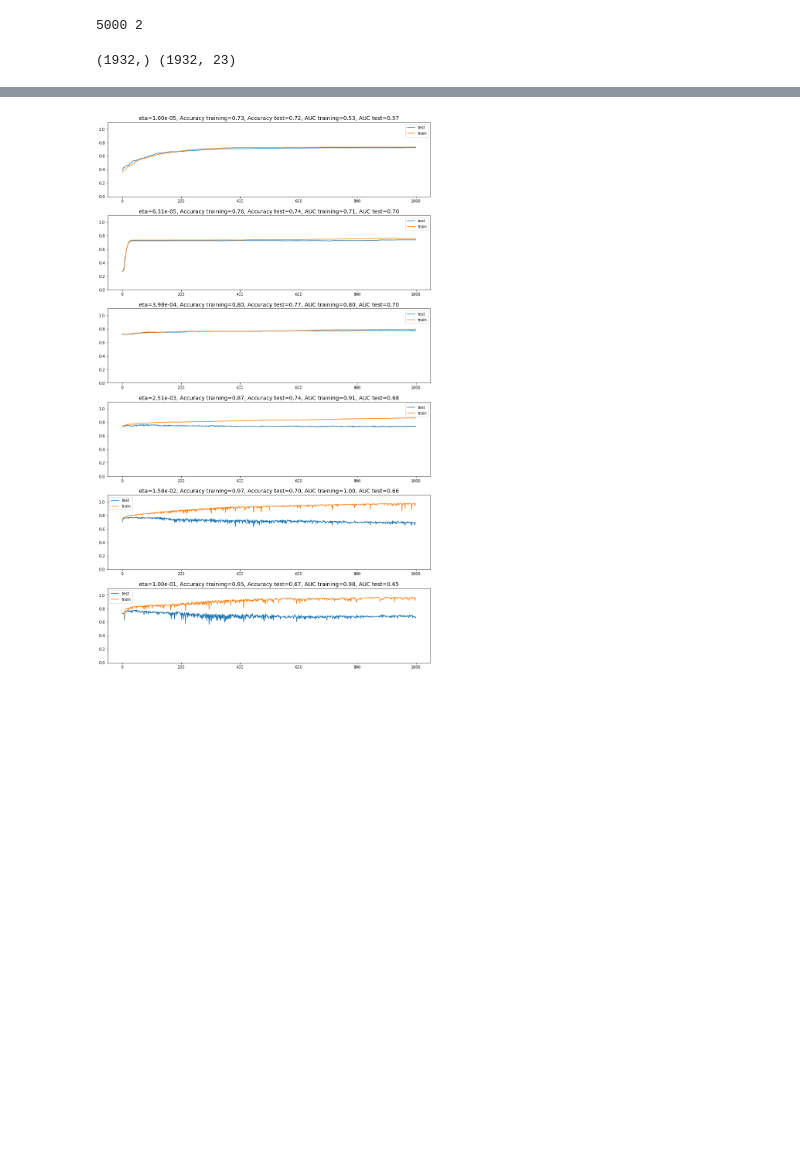
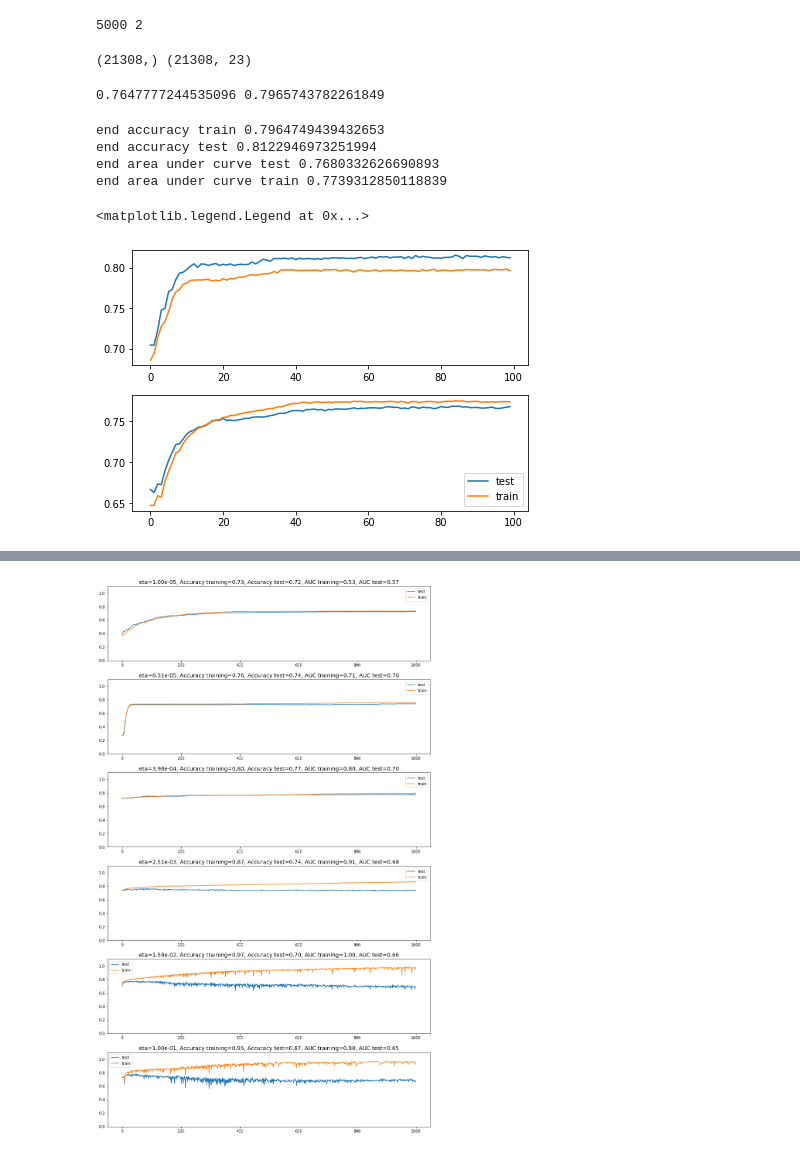
Before and after one commit to asdfbat/FYS-STK4155, a Jupyter notebook: Project2/src/NN_self2.ipynb, the cells around one changed output, grey strips where cells are left out. Saved outputs shown, nothing was run; the diff lists cells and outputs as text; code cells hidden in the pictures; blank space fills up the shorter version.

```diff
--- a/Project2/src/NN_self2.ipynb
+++ b/Project2/src/NN_self2.ipynb
@@ -259,15 +273,64 @@ input_data += np.random.randn(n_points,2)*25
 5000 2
 # %%
 data_pd = pd.read_pickle("../data/credit_card_cleaned.pickle")
-data = data_pd.to_numpy()[::10,:]
+data = data_pd.to_numpy()
 output = data[:,-1]
 input_data = data[:,:-1]
 print(output.shape, input_data.shape)
 output_one_hot = to_one_hot(output)
 # %% [output]
-(1932,) (1932, 23)
+(21308,) (21308, 23)
 # %%
 X_train, X_test, Y_train, Y_test = train_test_split(input_data, output_one_hot)
 Scaler = preprocessing.StandardScaler()
 X_train_scaled = Scaler.fit_transform(X_train)
 X_test_scaled = Scaler.transform(X_test)
+# %%
+hidden_neuron_list = [16,16]
+AUC = []
+accuracy = []
+
+for i in tqdm(range(10)):
+    X_train, X_test, Y_train, Y_test = train_test_split(input_data, output_one_hot,test_size=0.1)
+    Scaler = preprocessing.StandardScaler()
+    X_train_scaled = Scaler.fit_transform(X_train)
+    X_test_scaled = Scaler.transform(X_test)
+    nn = NeuralNetwork( X_train_scaled,
+                        Y_train,
+                        problem = Classification,
+                        n_hidden_neurons_list=hidden_neuron_list,
+                        n_categories=2,
+                        epochs=100,
+                        batch_size=256,
+                        eta=1e-4,
+                        lmbd=10,
+                        debug=False)
+    nn.train()
+    AUC.append(nn.area_under_curve_test[-1])
+    accuracy.append(nn.accuracy_each_epoch_test[-1])
+
+AUC_mean = np.mean(AUC)
+accuracy_mean = np.mean(accuracy)
+print(AUC_mean,accuracy_mean)
+# %% [output]
+0.7647777244535096 0.7965743782261849
+# %%
+Y_pred_train = nn.predict(X_train_scaled)
+Y_pred = nn.predict(X_test_scaled)
+print('end accuracy train',nn.accuracy_each_epoch_train[-1])
+print('end accuracy test',nn.accuracy_each_epoch_test[-1])
+print('end area under curve test',nn.area_under_curve_test[-1])
+print('end area under curve train',nn.area_under_curve_train[-1])
+fig, ax = plt.subplots(2)
+ax[0].plot(nn.accuracy_each_epoch_test,label='test')
+ax[0].plot(nn.accuracy_each_epoch_train,label='train')
+ax[1].plot(nn.area_under_curve_test,label='test')
+ax[1].plot(nn.area_under_curve_train,label='train')
+plt.legend()
+# %% [output]
+end accuracy train 0.7964749439432653
+end accuracy test 0.8122946973251994
+end area under curve test 0.7680332626690893
+end area under curve train 0.7739312850118839
+<matplotlib.legend.Legend at 0x...>
+[figure, added]
```
Also changed, not shown: parts of 7 cells of this notebook.
